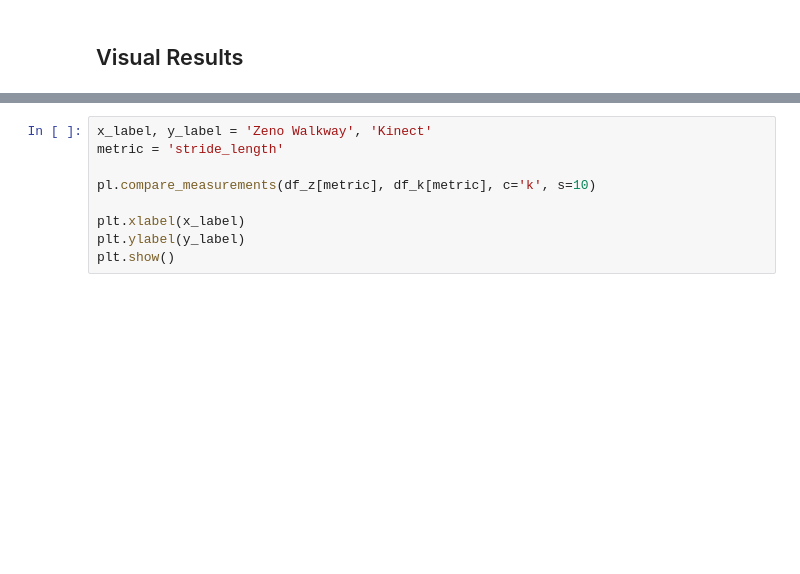
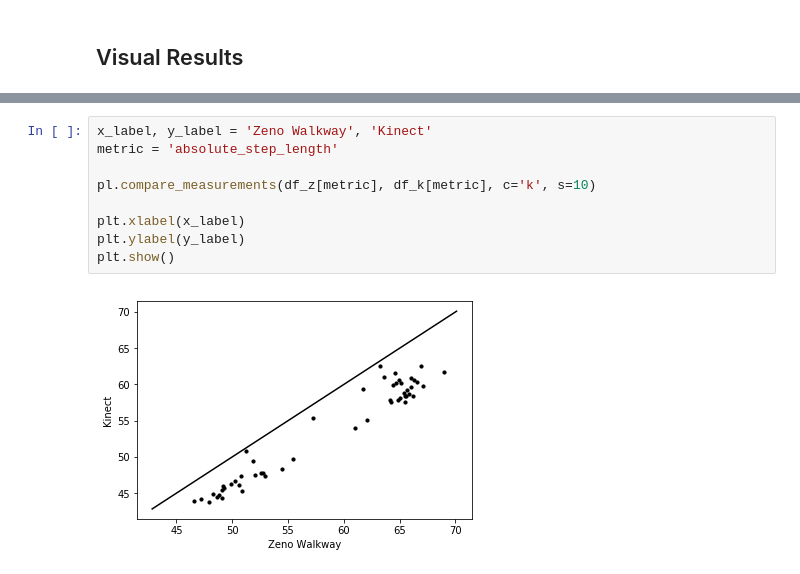
Before and after one commit to ajhynes7/side-view-depth-gait, a Jupyter notebook: notebooks/analysis.ipynb, the cells around one changed output, grey strips where cells are left out. Drawn from its saved outputs; the diff is of its cells as text; blank space fills up the shorter version.

```diff
--- a/notebooks/analysis.ipynb
+++ b/notebooks/analysis.ipynb
@@ -70,9 +68,11 @@ abs(df_k.step_length - df_z.step_length).mean()
 # %%
 x_label, y_label = 'Zeno Walkway', 'Kinect'
-metric = 'stride_length'
+metric = 'absolute_step_length'
 
 pl.compare_measurements(df_z[metric], df_k[metric], c='k', s=10)
 
 plt.xlabel(x_label)
 plt.ylabel(y_label)
 plt.show()
+# %% [output]
+[figure, added]
```
Also changed, not shown: parts of 7 cells of this notebook, 2 other files.
